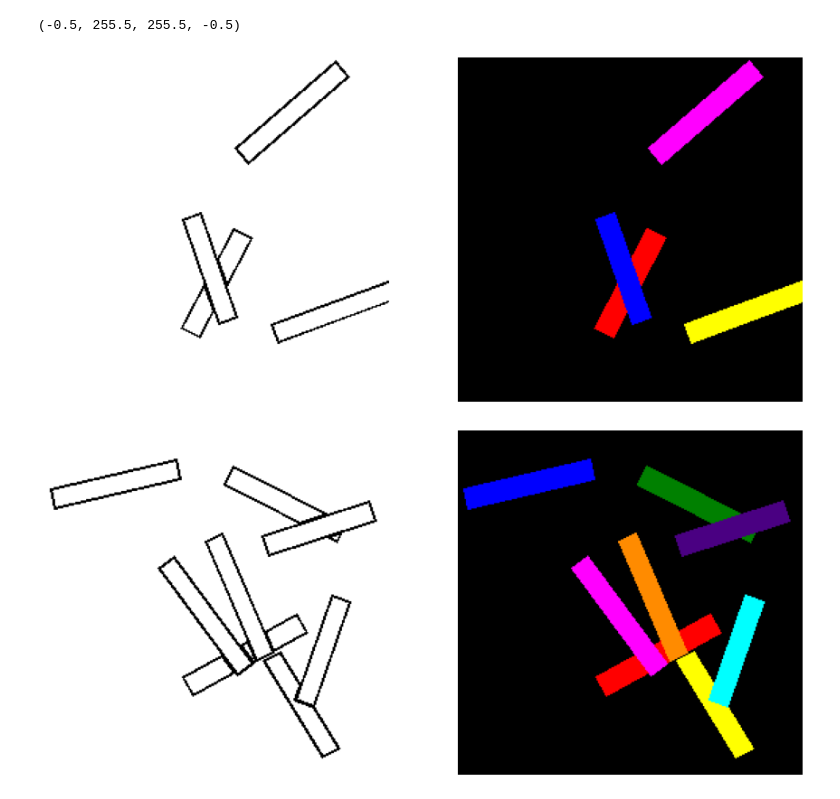
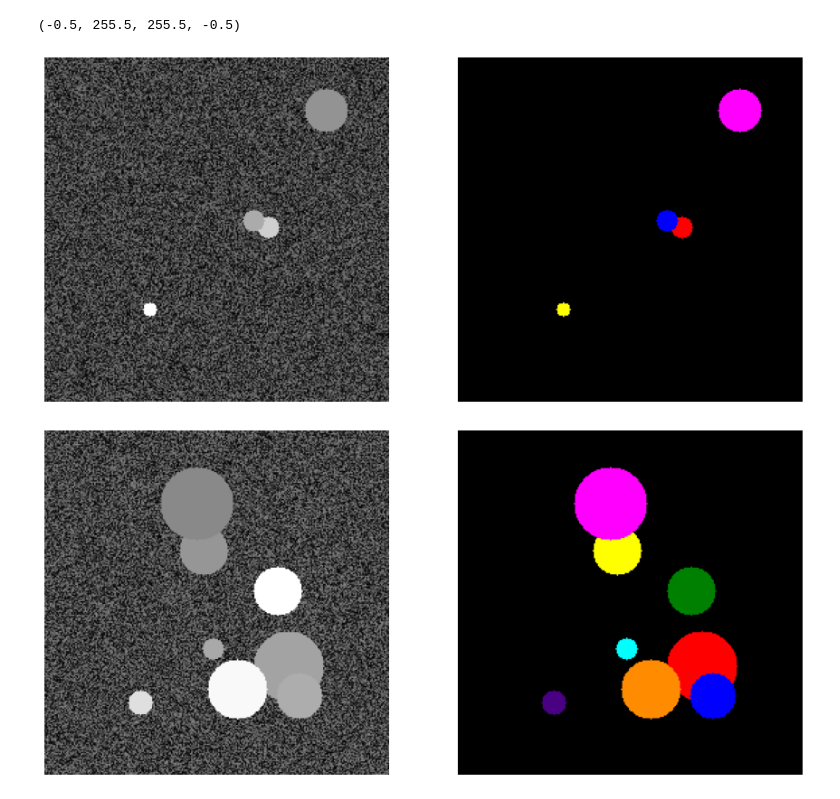
Before and after one commit to tmquan/DL, a Jupyter notebook: CV/Instance/Omic/visualization.ipynb, the cells around one changed output. Saved outputs shown, nothing was run; the diff lists cells and outputs as text; code cells hidden in the pictures.

Commit message:
Fixed circle datasets

```diff
--- a/CV/Instance/Omic/visualization.ipynb
+++ b/CV/Instance/Omic/visualization.ipynb
@@ -24,26 +24,26 @@ axes[1].axis('off')
 # %%
-image1, label1 = create_pseudo_image_2d(width=256, height=256, noise_max=0.5, num_seg_classes=1, num_objs=4)
-image2, label2 = create_pseudo_image_2d(width=256, height=256, noise_max=0.5, num_seg_classes=1, num_objs=8)
+image1, label1 = create_pseudo_image_2d(width=256, height=256, noise_max=0.5, num_seg_classes=1, num_objs=4, shape_type='circle')
+image2, label2 = create_pseudo_image_2d(width=256, height=256, noise_max=0.5, num_seg_classes=1, num_objs=8, shape_type='circle')
 
 fig, axes = plt.subplots(1, 2, figsize=(15, 15))
 plt.gray()
 
 axes[0].imshow(image1)
 axes[0].axis('off')
 axes[1].imshow(label2rgb(label1, bg_label=0))
 axes[1].axis('off')
 
 fig, axes = plt.subplots(1, 2, figsize=(15, 15))
 plt.gray()
 
 axes[0].imshow(image2)
 axes[0].axis('off')
 axes[1].imshow(label2rgb(label2, bg_label=0))
 axes[1].axis('off')
 # %% [output]
 (-0.5, 255.5, 255.5, -0.5)
-[figure, old version]
+[figure, new version]
-[figure, old version]
+[figure, new version]
 # %%
 # output, counts = torch.unique(torch.from_numpy(label1), return_counts=True)
 # print(output)
```
Also changed, not shown: parts of 2 cells of this notebook.
